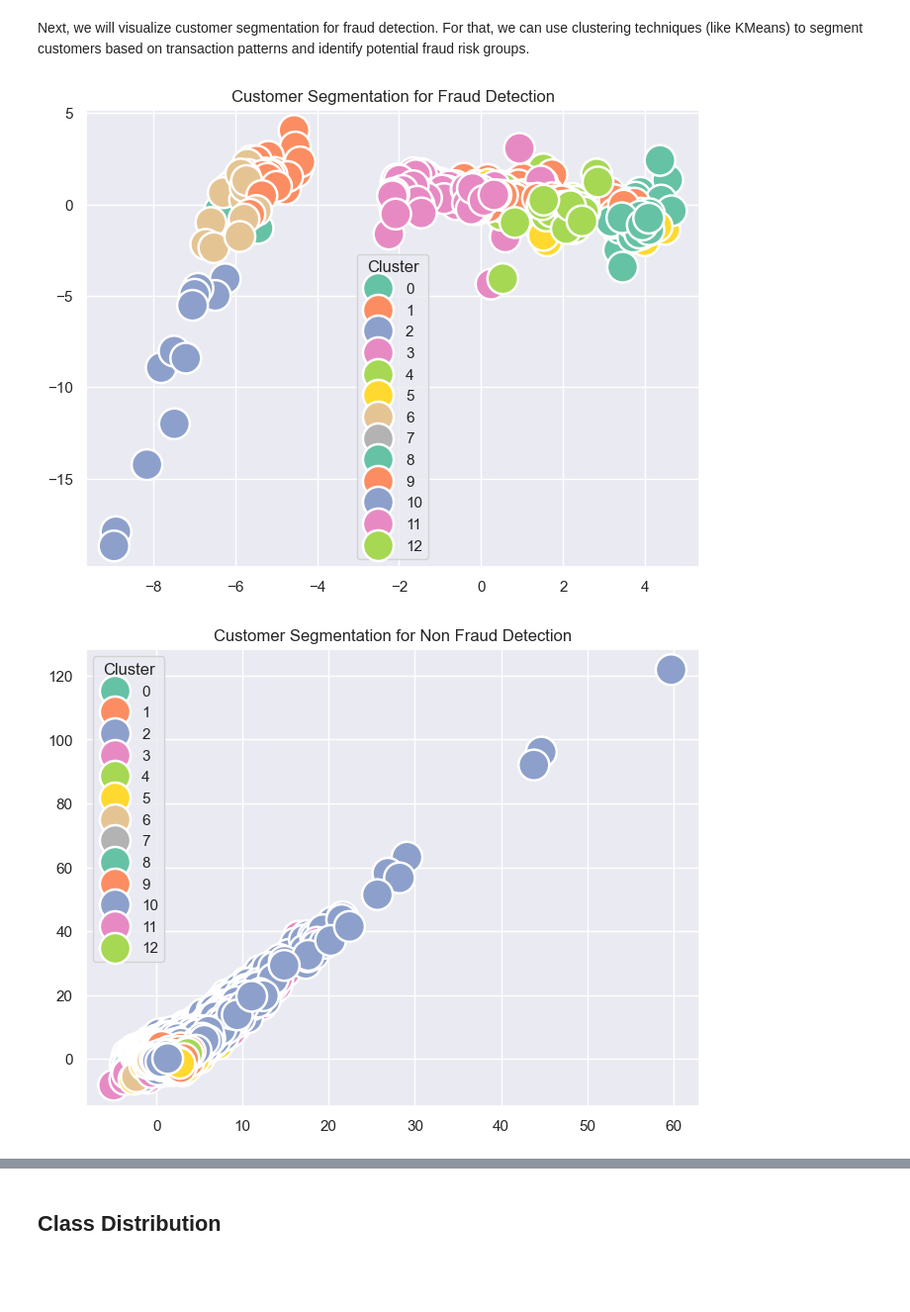
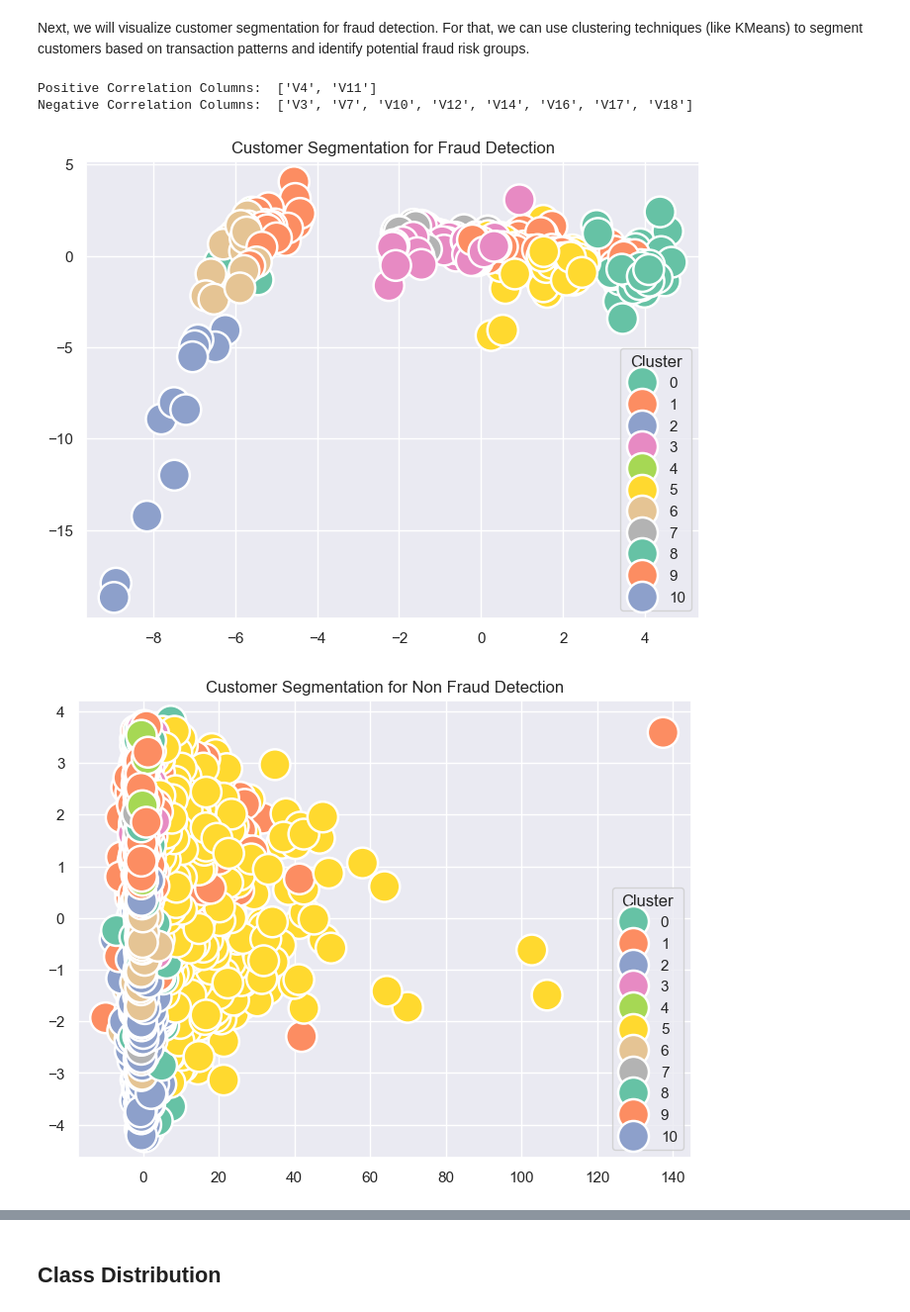
Before and after one commit to hasanmd1/Machine_Learning_Projects, a Jupyter notebook: Credit_Card_Fraud_Detection/notebooks/EDA_&_Modeling.ipynb, the cells around one changed output, grey strips where cells are left out. Shown at 99% size. Cells and saved outputs as stored; diff of their text form; code cells hidden in the pictures; blank space fills up the shorter version.

```diff
--- a/Credit_Card_Fraud_Detection/notebooks/EDA_&_Modeling.ipynb
+++ b/Credit_Card_Fraud_Detection/notebooks/EDA_&_Modeling.ipynb
@@ -189,11 +193,12 @@ from sklearn.decomposition import PCA
 
 correlation_matrix = cleaned_data.corr()
 
-# first to avoid duplicates we will remove the lower triangle
-upper_triangle = correlation_matrix.where(np.triu(np.ones(correlation_matrix.shape), k=1).astype(np.bool_))
-# let's consider 0.3 as the threshold. so will consider clustering only if correlation is [0.3, 1], [-1, -0.3]
-positive_correlation_columns = [column for column in upper_triangle.columns if any(upper_triangle[column] > 0.1)]
-negative_correlation_columns = [column for column in upper_triangle.columns if any(upper_triangle[column] < -0.1)]
+# let's consider 0.3 as the threshold. so will consider clustering only if correlation is [0.1, 1], [-1, -0.1]
+positive_correlation_columns = [column for column in correlation_matrix.columns if column != 'Class' and (correlation_matrix.loc['Class'][column] > 0.1)]
+negative_correlation_columns = [column for column in correlation_matrix.columns if column != 'Class' and (correlation_matrix.loc['Class'][column] < -0.1)]
+
+print("Positive Correlation Columns: ", positive_correlation_columns)
+print("Negative Correlation Columns: ", negative_correlation_columns)
 
 selected_features = list(set(positive_correlation_columns + negative_correlation_columns + ['Amount']))
 
@@ -215,36 +220,38 @@ non_fraud_data['Cluster'] = kmeans.fit_predict(scaled_features_non_fraud)
 
 
 # PCA to reduce dimensionality
-pca = PCA(n_components=3)
+pca = PCA(n_components=2, random_state=42)
 pca_result_fraud = pca.fit_transform(scaled_features_fraud)
 pca_result_non_fraud = pca.fit_transform(scaled_features_non_fraud)
 
 plt.figure(figsize=(8, 6))
 sns.scatterplot(
     x=pca_result_fraud[:, 0],
     y=pca_result_fraud[:, 1],
     hue=fraud_data['Cluster'],
     palette='Set2',
     legend='auto',
     s=500
 )
 plt.title('Customer Segmentation for Fraud Detection')
 plt.show()
 
 plt.figure(figsize=(8, 6))
 sns.scatterplot(
     x=pca_result_non_fraud[:, 0],
     y=pca_result_non_fraud[:, 1],
     hue=non_fraud_data['Cluster'],
     palette='Set2',
     legend='auto',
     s=500
 )
 plt.title('Customer Segmentation for Non Fraud Detection')
 plt.show()
 # %% [output]
+Positive Correlation Columns:  ['V4', 'V11']
+Negative Correlation Columns:  ['V3', 'V7', 'V10', 'V12', 'V14', 'V16', 'V17', 'V18']
-[figure, old version]
+[figure, new version]
-[figure, old version]
+[figure, new version]
 # %% [markdown]
 
 **Analysis:**
```
Also changed, not shown: parts of 26 cells of this notebook, 5 other files.
